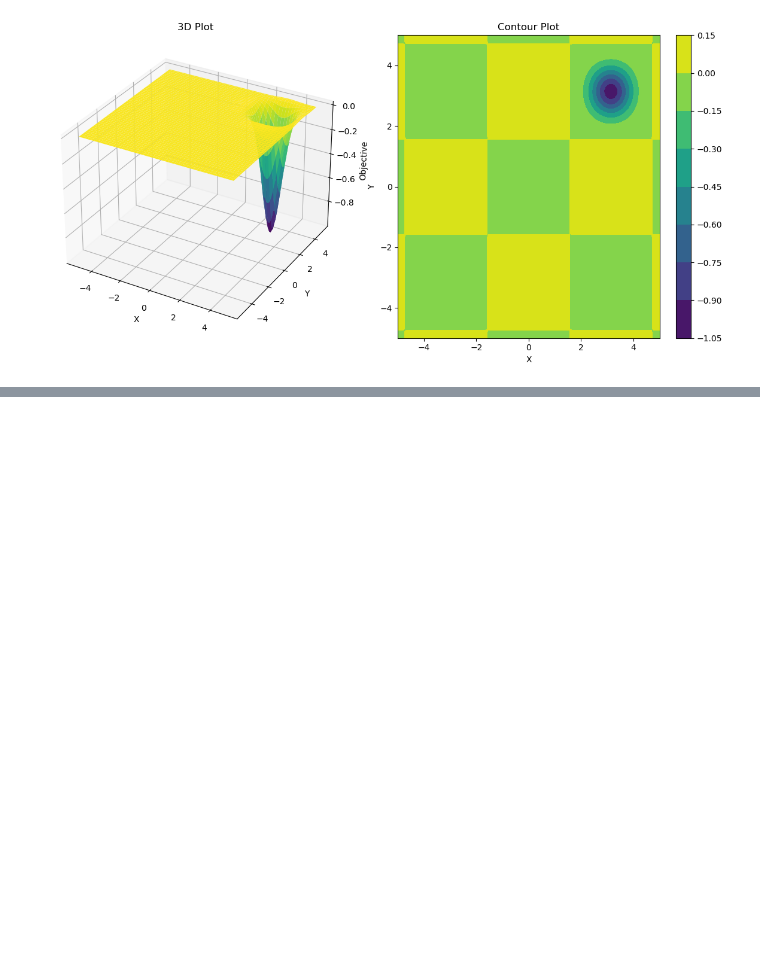
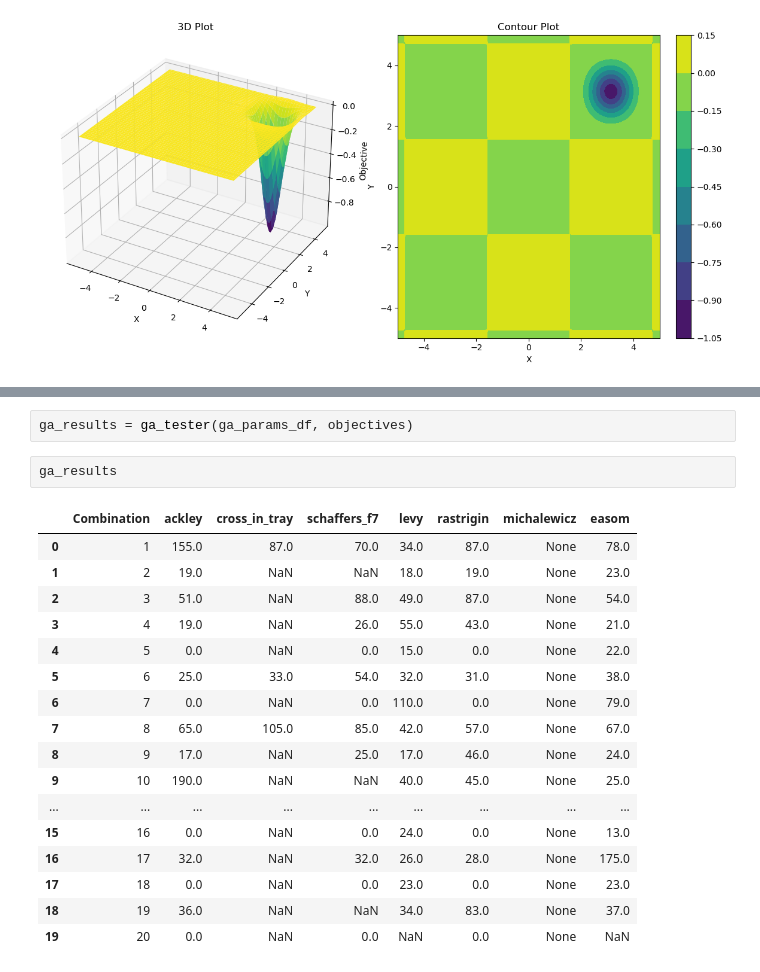
Before and after one commit to B0BWAX/OPTIMIATION-ALGOS-COMPARISON, a Jupyter notebook: OPTIMIZATION_ALGOS_COMPARISON.ipynb, the cells around one changed output, grey strips where cells are left out. Saved outputs shown, nothing was run; the diff lists cells and outputs as text; blank space fills up the shorter version.

```diff
--- a/OPTIMIZATION_ALGOS_COMPARISON.ipynb
+++ b/OPTIMIZATION_ALGOS_COMPARISON.ipynb
@@ -389,0 +1190,22 @@ VBox(children=(Tab(children=(VBox(children=(Dropdown(description='Benckmark Func
+# %%
+ga_results = ga_tester(ga_params_df, objectives)
+# %%
+ga_results
+# %% [output]
+|  | Combination | ackley | cross_in_tray | schaffers_f7 | levy | rastrigin | michalewicz | easom |
+| 0 | 1 | 155.0 | 87.0 | 70.0 | 34.0 | 87.0 | None | 78.0 |
+| 1 | 2 | 19.0 | NaN | NaN | 18.0 | 19.0 | None | 23.0 |
+| 2 | 3 | 51.0 | NaN | 88.0 | 49.0 | 87.0 | None | 54.0 |
+| 3 | 4 | 19.0 | NaN | 26.0 | 55.0 | 43.0 | None | 21.0 |
+| 4 | 5 | 0.0 | NaN | 0.0 | 15.0 | 0.0 | None | 22.0 |
+| 5 | 6 | 25.0 | 33.0 | 54.0 | 32.0 | 31.0 | None | 38.0 |
+| 6 | 7 | 0.0 | NaN | 0.0 | 110.0 | 0.0 | None | 79.0 |
+| 7 | 8 | 65.0 | 105.0 | 85.0 | 42.0 | 57.0 | None | 67.0 |
+| 8 | 9 | 17.0 | NaN | 25.0 | 17.0 | 46.0 | None | 24.0 |
+| 9 | 10 | 190.0 | NaN | NaN | 40.0 | 45.0 | None | 25.0 |
+| ... | ... | ... | ... | ... | ... | ... | ... | ... |
+| 15 | 16 | 0.0 | NaN | 0.0 | 24.0 | 0.0 | None | 13.0 |
+| 16 | 17 | 32.0 | NaN | 32.0 | 26.0 | 28.0 | None | 175.0 |
+| 17 | 18 | 0.0 | NaN | 0.0 | 23.0 | 0.0 | None | 23.0 |
+| 18 | 19 | 36.0 | NaN | NaN | 34.0 | 83.0 | None | 37.0 |
+| 19 | 20 | 0.0 | NaN | 0.0 | NaN | 0.0 | None | NaN |
```
Also changed, not shown: parts of 18 cells of this notebook.
